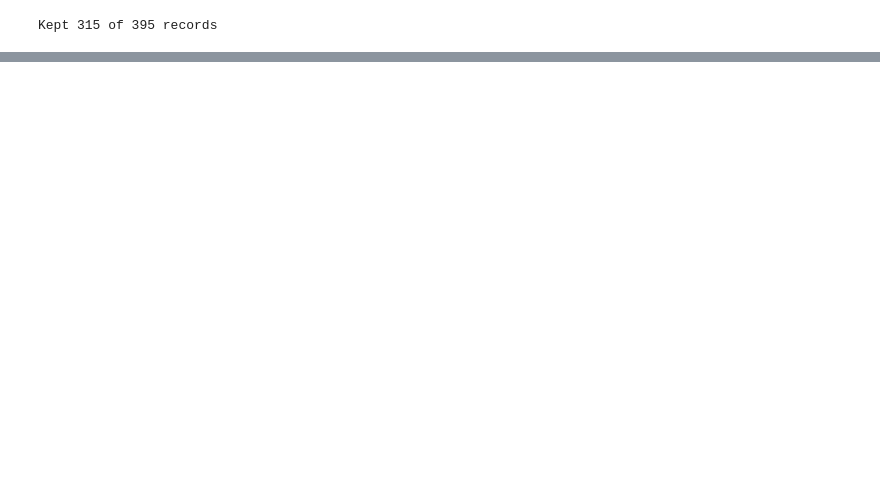
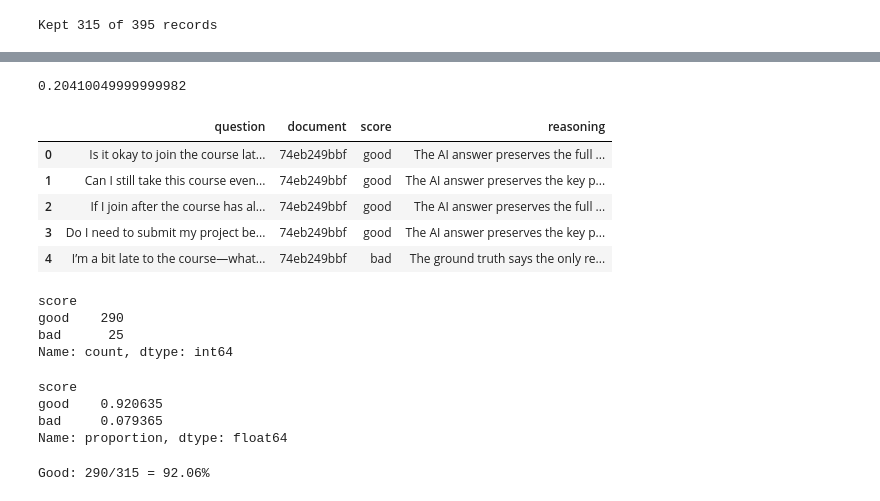
Before and after one commit to osi-os/llmzoomcamp-2026, a Jupyter notebook: evals_llm/rag-eval-03.ipynb, the cells around one changed output, grey strips where cells are left out. Saved outputs shown, nothing was run; the diff lists cells and outputs as text; code cells hidden in the pictures; blank space fills up the shorter version.

Commit message:
Adding the llm evaluation of the answers generated to the data folder

```diff
--- a/evals_llm/rag-eval-03.ipynb
+++ b/evals_llm/rag-eval-03.ipynb
@@ -139,0 +254,26 @@ df_answers.to_csv("data/rag-answers-new.csv", index=False)
+# %%
+def judge_record(rec):
+    eval_result, usage = evaluate_aqa(
+        question=rec["question"],
+        answer_orig=rec["answer_orig"],
+        answer_llm=rec["answer_llm"]
+    )
+
+    result = {
+        "question": rec["question"],
+        "document": rec["document"],
+        "score": eval_result.score,
+        "reasoning": eval_result.reasoning,
+    }
+
+    return result, usage
+# %%
+with ThreadPoolExecutor(max_workers=6) as pool:
+    results = map_progress(pool, answers, judge_record)
+# %%
+evaluations = []
+usages = []
+
+for evaluation, usage in results:
+    evaluations.append(evaluation)
+    usages.append(usage)
@@ -139,0 +320,35 @@ df_answers.to_csv("data/rag-answers-new.csv", index=False)
+# %%
+calc_total_price(usages)
+# %% [output]
+0.20410049999999982
+# %%
+df_eval = pd.DataFrame(evaluations)
+# %%
+df_eval.head()
+# %% [output]
+|  | question | document | score | reasoning |
+| 0 | Is it okay to join the course lat... | 74eb249bbf | good | The AI answer preserves the full ... |
+| 1 | Can I still take this course even... | 74eb249bbf | good | The AI answer preserves the key p... |
+| 2 | If I join after the course has al... | 74eb249bbf | good | The AI answer preserves the full ... |
+| 3 | Do I need to submit my project be... | 74eb249bbf | good | The AI answer preserves the key p... |
+| 4 | I’m a bit late to the course—what... | 74eb249bbf | bad | The ground truth says the only re... |
+# %%
+df_eval.score.value_counts()
+# %% [output]
+score
+good    290
+bad      25
+Name: count, dtype: int64
+# %%
+df_eval.score.value_counts(normalize=True)
+# %% [output]
+score
+good    0.920635
+bad     0.079365
+Name: proportion, dtype: float64
+# %%
+good_count = (df_eval["score"] == "good").sum()
+total_count = len(df_eval)
+print(f"Good: {good_count}/{total_count} = {good_count/total_count:.2%}")
+# %% [output]
+Good: 290/315 = 92.06%
```
Also changed, not shown: parts of 19 cells of this notebook, 2 other files.
